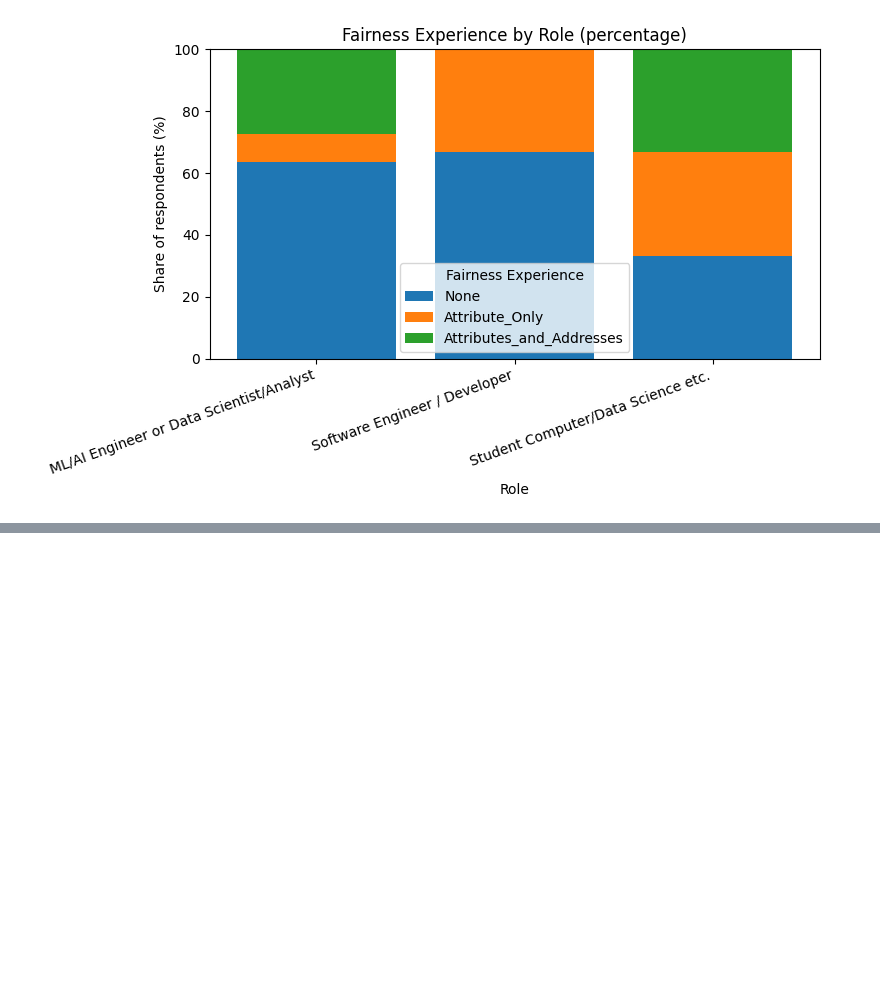
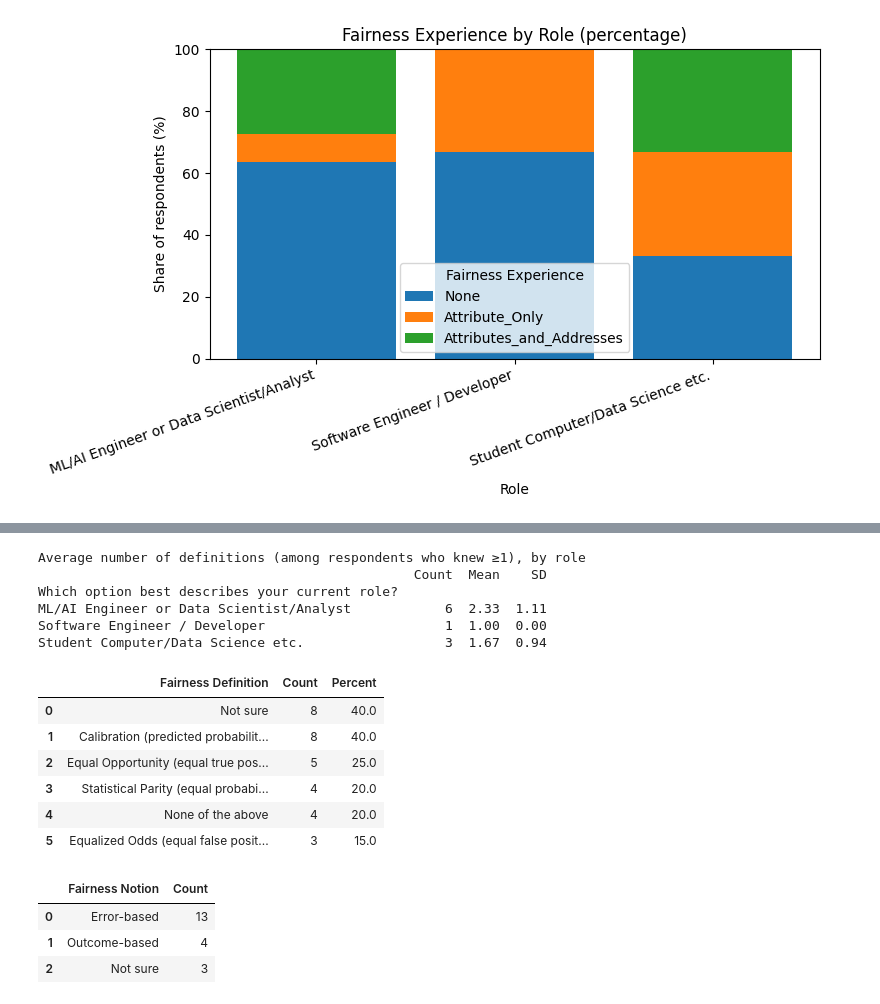
Before and after one commit to jeaend/bias-mitigation-aif360, a Jupyter notebook: notebooks/questionnaire_analysis.ipynb, the cells around one changed output, grey strips where cells are left out. Saved outputs shown, nothing was run; the diff lists cells and outputs as text; code cells hidden in the pictures; blank space fills up the shorter version.

```diff
--- a/notebooks/questionnaire_analysis.ipynb
+++ b/notebooks/questionnaire_analysis.ipynb
@@ -189,0 +194,24 @@ plt.show()
+# %%
+q6_col = [c for c in df.columns if c.startswith("Below is a list of fairness definitions")][0]
+
+def split_q6(respondent_text: str) -> list[str]:
+    """
+    Split on commas that are NOT inside parentheses.
+    """
+    if pd.isna(respondent_text):
+        return []
+    # regex: split on commas not followed by any number of non-parentheses then a closing paren
+    parts = re.split(r',(?![^\(]*\))', respondent_text)
+    return [p.strip() for p in parts if p.strip()]
+
+# ---------- Q6 ANALYSIS ----------
+q6_raw = df[q6_col].dropna()
+q6_tokens = [token for resp in q6_raw for token in split_q6(resp)]
+q6_counts = Counter(q6_tokens)
+
+q6_df = (pd.DataFrame({
+            "Fairness Definition": list(q6_counts.keys()),
+            "Count": list(q6_counts.values())
+          })
+          .assign(Percent=lambda d: (d["Count"] / n * 100).round(1))
+          .sort_values("Count", ascending=False))
@@ -189,0 +271,49 @@ plt.show()
+# %%
+# only inlude the ones that know sth
+df_knowers = df[df["Defs_Known"] > 0].copy()
+
+grp_knowers = (df_knowers.groupby(role_col)["Defs_Known"]
+                 .agg(Count="size",
+                      Mean="mean",
+                      SD=lambda s: s.std(ddof=0))
+                 .round({"Mean": 2, "SD": 2}))
+
+print("\nAverage number of definitions (among respondents who knew ≥1), by role")
+print(grp_knowers)
+# %% [output]
+Average number of definitions (among respondents who knew ≥1), by role
+                                                Count  Mean    SD
+Which option best describes your current role?
+ML/AI Engineer or Data Scientist/Analyst            6  2.33  1.11
+Software Engineer / Developer                       1  1.00  0.00
+Student Computer/Data Science etc.                  3  1.67  0.94
+# %%
+q6_df
+# %% [output]
+|  | Fairness Definition | Count | Percent |
+| 0 | Not sure | 8 | 40.0 |
+| 1 | Calibration (predicted probabilit... | 8 | 40.0 |
+| 2 | Equal Opportunity (equal true pos... | 5 | 25.0 |
+| 3 | Statistical Parity (equal probabi... | 4 | 20.0 |
+| 4 | None of the above | 4 | 20.0 |
+| 5 | Equalized Odds (equal false posit... | 3 | 15.0 |
+# %%
+q7_col = [c for c in df.columns if "Some practitioners prioritize an outcome-based rule" in c][0]
+# Count each selection
+q7_raw = df[q7_col].dropna()
+
+# Split responses (comma-separated) and flatten the list
+all_choices = []
+for response in q7_raw:
+    parts = [x.strip() for x in str(response).split(',')]
+    all_choices.extend(parts)
+
+# Count occurrences
+q7_counts = pd.Series(all_choices).value_counts().reset_index()
+q7_counts.columns = ['Fairness Notion', 'Count']
+q7_counts
+# %% [output]
+|  | Fairness Notion | Count |
+| 0 | Error-based | 13 |
+| 1 | Outcome-based | 4 |
+| 2 | Not sure | 3 |
```
Also changed, not shown: parts of 8 cells of this notebook.
